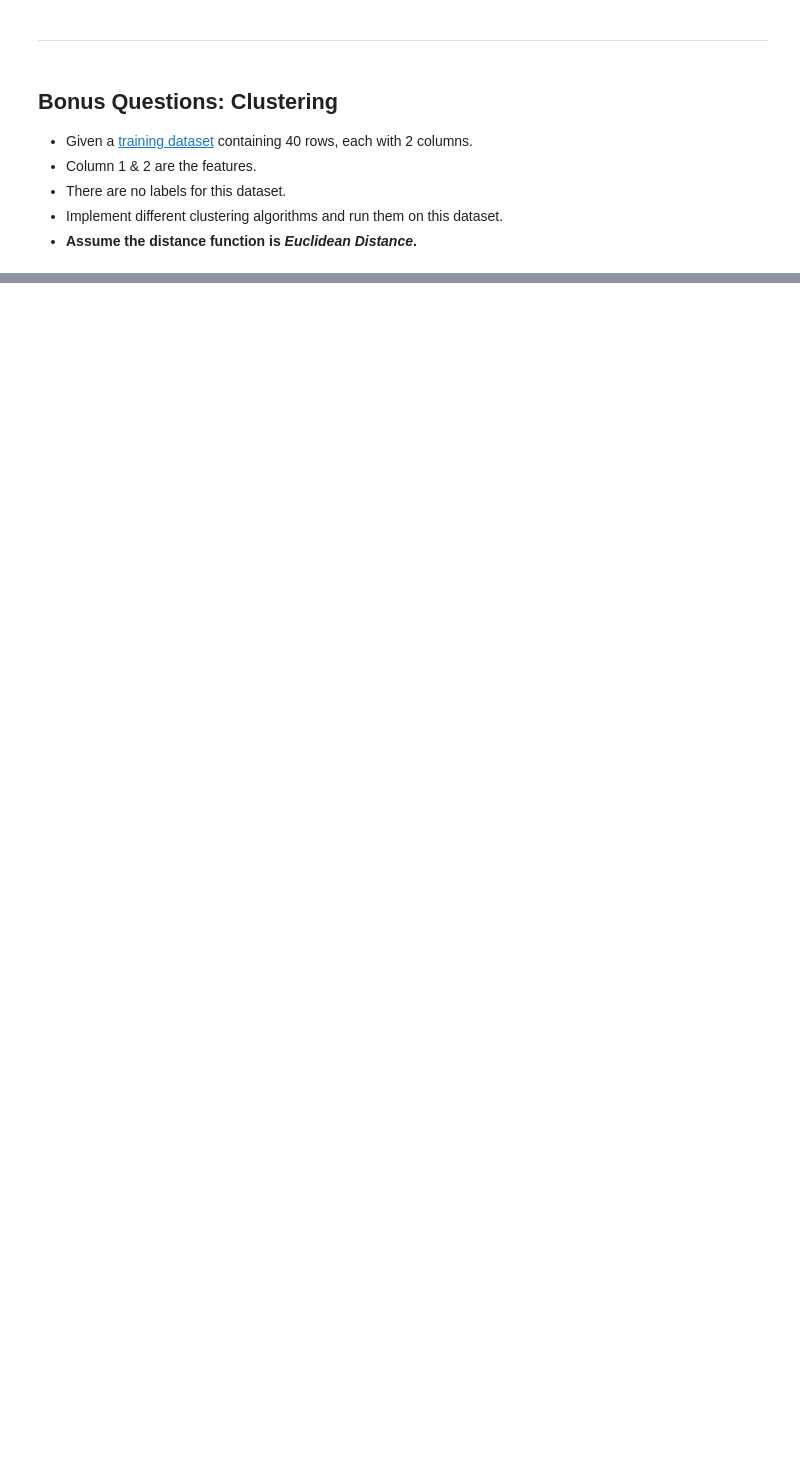
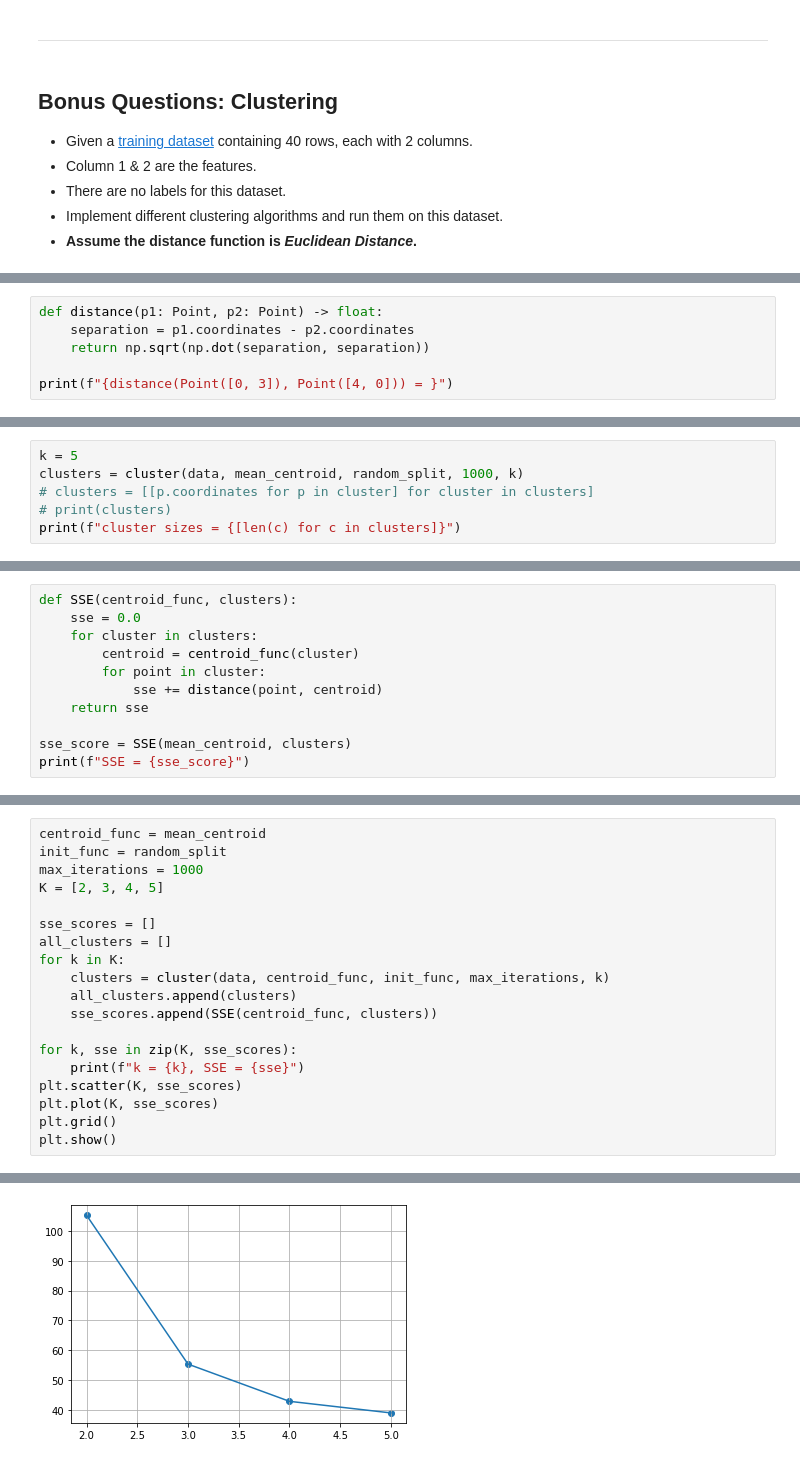
Before and after one commit to lostflux/machine-learning, a Jupyter notebook: HW4/HW4.ipynb, the cells around one changed output, grey strips where cells are left out. Drawn from its saved outputs; the diff is of its cells as text; blank space fills up the shorter version.

```diff
--- a/HW4/HW4.ipynb
+++ b/HW4/HW4.ipynb
@@ -268,0 +305,6 @@ dataset.
+# %%
+def distance(p1: Point, p2: Point) -> float:
+    separation = p1.coordinates - p2.coordinates
+    return np.sqrt(np.dot(separation, separation))
+
+print(f"{distance(Point([0, 3]), Point([4, 0])) = }")
@@ -268,0 +393,6 @@ dataset.
+# %%
+k = 5
+clusters = cluster(data, mean_centroid, random_split, 1000, k)
+# clusters = [[p.coordinates for p in cluster] for cluster in clusters]
+# print(clusters)
+print(f"cluster sizes = {[len(c) for c in clusters]}")
@@ -268,0 +406,11 @@ dataset.
+# %%
+def SSE(centroid_func, clusters):
+    sse = 0.0
+    for cluster in clusters:
+        centroid = centroid_func(cluster)
+        for point in cluster:
+            sse += distance(point, centroid)
+    return sse
+
+sse_score = SSE(mean_centroid, clusters)
+print(f"SSE = {sse_score}")
@@ -268,0 +437,20 @@ dataset.
+# %%
+centroid_func = mean_centroid
+init_func = random_split
+max_iterations = 1000
+K = [2, 3, 4, 5]
+
+sse_scores = []
+all_clusters = []
+for k in K:
+    clusters = cluster(data, centroid_func, init_func, max_iterations, k)
+    all_clusters.append(clusters)
+    sse_scores.append(SSE(centroid_func, clusters))
+
+for k, sse in zip(K, sse_scores):
+    print(f"k = {k}, SSE = {sse}")
+plt.scatter(K, sse_scores)
+plt.plot(K, sse_scores)
+plt.grid()
+plt.show()
+# %% [output]
@@ -268,0 +465 @@ dataset.
+[figure, added]
```
Also changed, not shown: parts of 24 cells of this notebook.
